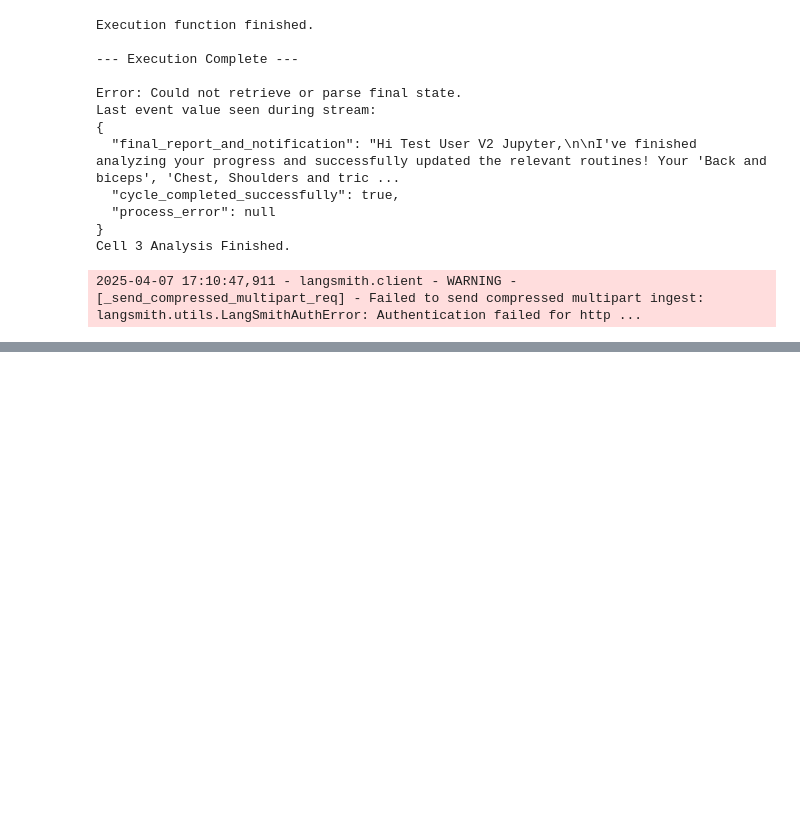
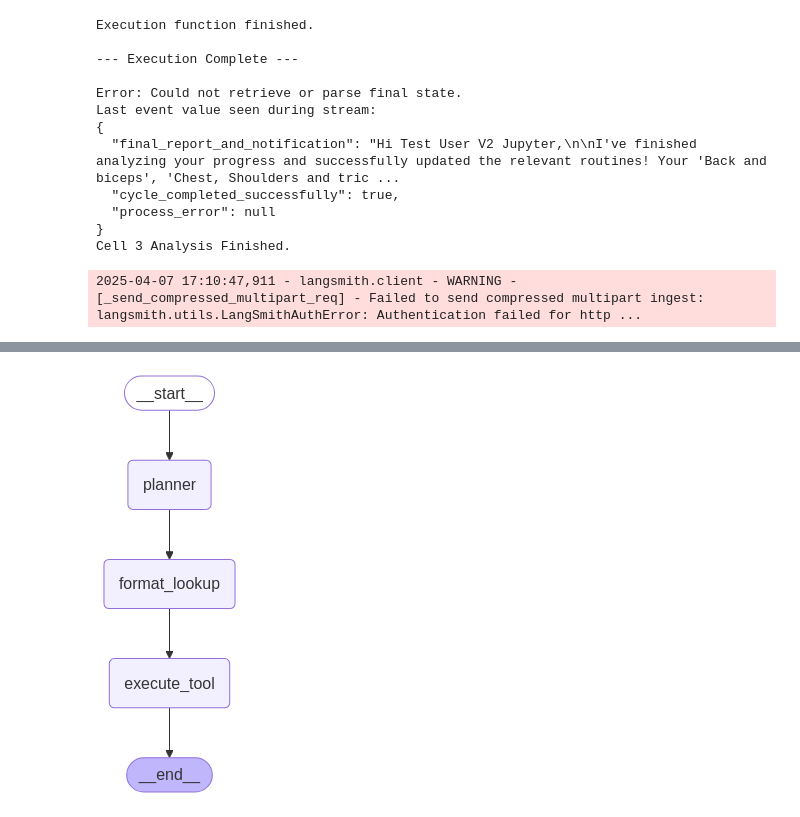
Before and after one commit to Pranavbp525/PersonalTrainerAI, a Jupyter notebook: src/chatbot/experiments.ipynb, the cells around one changed output, grey strips where cells are left out. Cells and saved outputs as stored; diff of their text form; code cells hidden in the pictures; blank space fills up the shorter version.

```diff
--- a/src/chatbot/experiments.ipynb
+++ b/src/chatbot/experiments.ipynb
@@ -4834,0 +4862,4 @@ Cell 3 Analysis Finished.
+# %%
+display(Image(routine.get_graph().draw_mermaid_png()))
+# %% [output]
+[figure, added]
```
Also changed, not shown: parts of 6 cells of this notebook, 13 other files.
